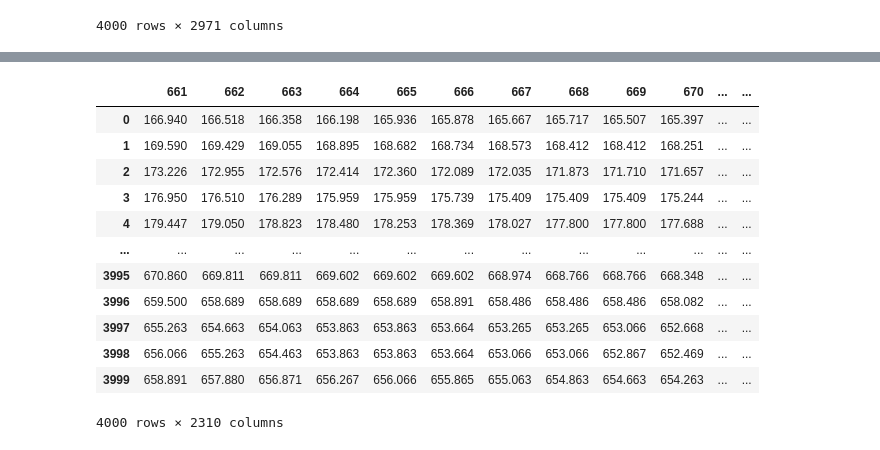
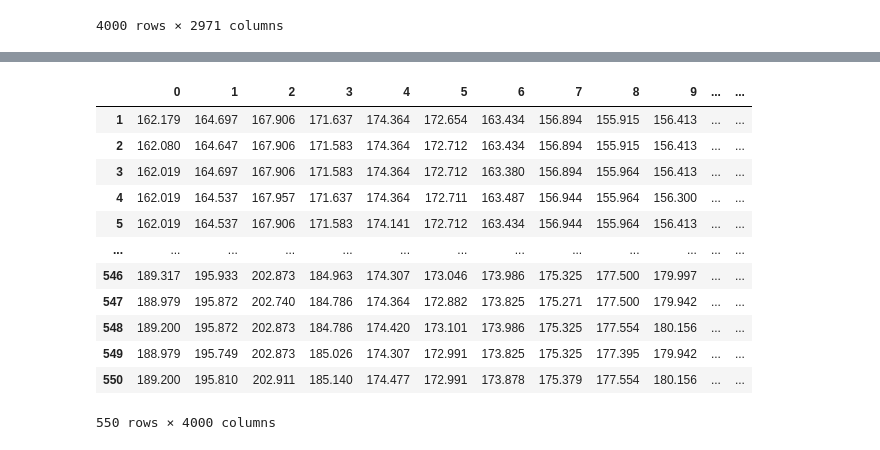
Before and after one commit to AlxDev-hub/Deteccao_novidades_LOF, a Jupyter notebook: Aplicacao_LOF-Novelty_PZT.ipynb, the cells around one changed output, grey strips where cells are left out. Saved outputs shown, nothing was run; the diff lists cells and outputs as text; code cells hidden in the pictures.

```diff
--- a/Aplicacao_LOF-Novelty_PZT.ipynb
+++ b/Aplicacao_LOF-Novelty_PZT.ipynb
@@ -49,6 +28,6 @@ display(new_dataset)
 # %%
 #Tratamento do dataset - Transpor dados
-data = new_dataset.T
+data = dataset.T
 
 display(data)
 # %% [output]
@@ -68,8 +47,8 @@ display(data)
 # %%
-#Tratamento dos dados - Remover linha da frequencia
-new_data = data.drop([0], axis=0)
+#Tratamento do dataset - Remover linha da frequencia e ruido
+dataset_final = data.drop([0, 1981, 1982, 1983, 1984, 1985, 1986, 1987, 1988, 1989], axis=0)
 
-display(new_data)
+display(dataset_final)
 # %% [output]
 |  | 0 | 1 | 2 | 3 | 4 | 5 | 6 | 7 | 8 | 9 | ... | ... |
 | 1 | 162.179 | 164.697 | 167.906 | 171.637 | 174.364 | 172.654 | 163.434 | 156.894 | 155.915 | 156.413 | ... | ... |
@@ -108,19 +66,19 @@ display(principalDf_X_train)
 # %%
-#Gerar novas observações
-dataset_outliers = dataset.loc[:, 661: 2970]
+#Definindo dados de treinamento
+X_train = dataset_final.iloc[0: 550]
 
-display(dataset_outliers)
+display(X_train)
 # %% [output]
-|  | 661 | 662 | 663 | 664 | 665 | 666 | 667 | 668 | 669 | 670 | ... | ... |
-| 0 | 166.940 | 166.518 | 166.358 | 166.198 | 165.936 | 165.878 | 165.667 | 165.717 | 165.507 | 165.397 | ... | ... |
-| 1 | 169.590 | 169.429 | 169.055 | 168.895 | 168.682 | 168.734 | 168.573 | 168.412 | 168.412 | 168.251 | ... | ... |
-| 2 | 173.226 | 172.955 | 172.576 | 172.414 | 172.360 | 172.089 | 172.035 | 171.873 | 171.710 | 171.657 | ... | ... |
-| 3 | 176.950 | 176.510 | 176.289 | 175.959 | 175.959 | 175.739 | 175.409 | 175.409 | 175.409 | 175.244 | ... | ... |
-| 4 | 179.447 | 179.050 | 178.823 | 178.480 | 178.253 | 178.369 | 178.027 | 177.800 | 177.800 | 177.688 | ... | ... |
+|  | 0 | 1 | 2 | 3 | 4 | 5 | 6 | 7 | 8 | 9 | ... | ... |
+| 1 | 162.179 | 164.697 | 167.906 | 171.637 | 174.364 | 172.654 | 163.434 | 156.894 | 155.915 | 156.413 | ... | ... |
+| 2 | 162.080 | 164.647 | 167.906 | 171.583 | 174.364 | 172.712 | 163.434 | 156.894 | 155.915 | 156.413 | ... | ... |
+| 3 | 162.019 | 164.697 | 167.906 | 171.583 | 174.364 | 172.712 | 163.380 | 156.894 | 155.964 | 156.413 | ... | ... |
+| 4 | 162.019 | 164.537 | 167.957 | 171.637 | 174.364 | 172.711 | 163.487 | 156.944 | 155.964 | 156.300 | ... | ... |
+| 5 | 162.019 | 164.537 | 167.906 | 171.583 | 174.141 | 172.712 | 163.434 | 156.944 | 155.964 | 156.413 | ... | ... |
 | ... | ... | ... | ... | ... | ... | ... | ... | ... | ... | ... | ... | ... |
-| 3995 | 670.860 | 669.811 | 669.811 | 669.602 | 669.602 | 669.602 | 668.974 | 668.766 | 668.766 | 668.348 | ... | ... |
-| 3996 | 659.500 | 658.689 | 658.689 | 658.689 | 658.689 | 658.891 | 658.486 | 658.486 | 658.486 | 658.082 | ... | ... |
-| 3997 | 655.263 | 654.663 | 654.063 | 653.863 | 653.863 | 653.664 | 653.265 | 653.265 | 653.066 | 652.668 | ... | ... |
-| 3998 | 656.066 | 655.263 | 654.463 | 653.863 | 653.863 | 653.664 | 653.066 | 653.066 | 652.867 | 652.469 | ... | ... |
-| 3999 | 658.891 | 657.880 | 656.871 | 656.267 | 656.066 | 655.865 | 655.063 | 654.863 | 654.663 | 654.263 | ... | ... |
+| 546 | 189.317 | 195.933 | 202.873 | 184.963 | 174.307 | 173.046 | 173.986 | 175.325 | 177.500 | 179.997 | ... | ... |
+| 547 | 188.979 | 195.872 | 202.740 | 184.786 | 174.364 | 172.882 | 173.825 | 175.271 | 177.500 | 179.942 | ... | ... |
+| 548 | 189.200 | 195.872 | 202.873 | 184.786 | 174.420 | 173.101 | 173.986 | 175.325 | 177.554 | 180.156 | ... | ... |
+| 549 | 188.979 | 195.749 | 202.873 | 185.026 | 174.307 | 172.991 | 173.825 | 175.325 | 177.395 | 179.942 | ... | ... |
+| 550 | 189.200 | 195.810 | 202.911 | 185.140 | 174.477 | 172.991 | 173.878 | 175.379 | 177.554 | 180.156 | ... | ... |
-4000 rows × 2310 columns
+550 rows × 4000 columns
```
Also changed, not shown: parts of 16 cells of this notebook.
